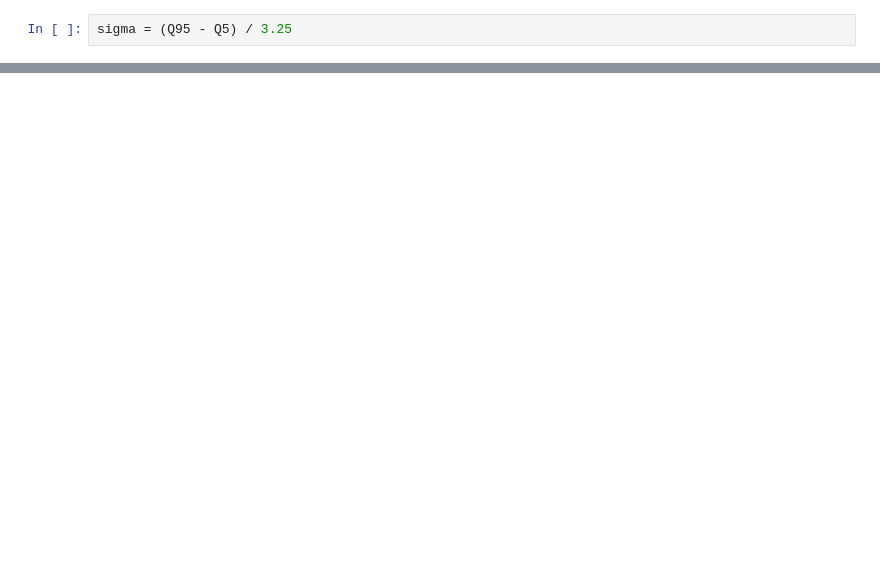
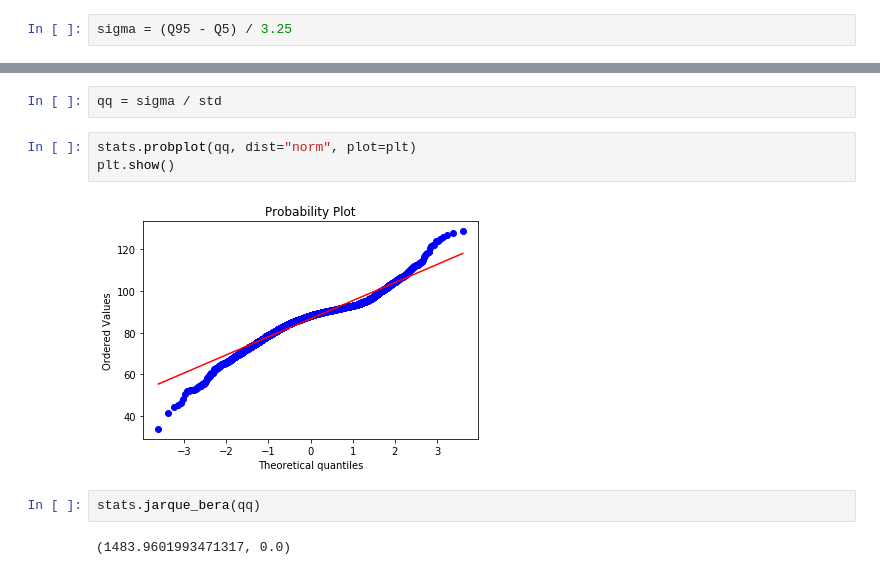
Before and after one commit to ShogoAkiyama/rltorch2, a Jupyter notebook: sentiment/iqn/EDA.ipynb, the cells around one changed output, grey strips where cells are left out. Drawn from its saved outputs; the diff is of its cells as text; blank space fills up the shorter version.

```diff
--- a/sentiment/iqn/EDA.ipynb
+++ b/sentiment/iqn/EDA.ipynb
@@ -705,0 +718,11 @@ array([[1.       , 0.0116669],
+# %%
+qq = sigma / std
+# %%
+stats.probplot(qq, dist="norm", plot=plt)
+plt.show()
+# %% [output]
+[figure, added]
+# %%
+stats.jarque_bera(qq)
+# %% [output]
+(1483.9601993471317, 0.0)
```
Also changed, not shown: parts of 25 cells of this notebook, 2 other files.
